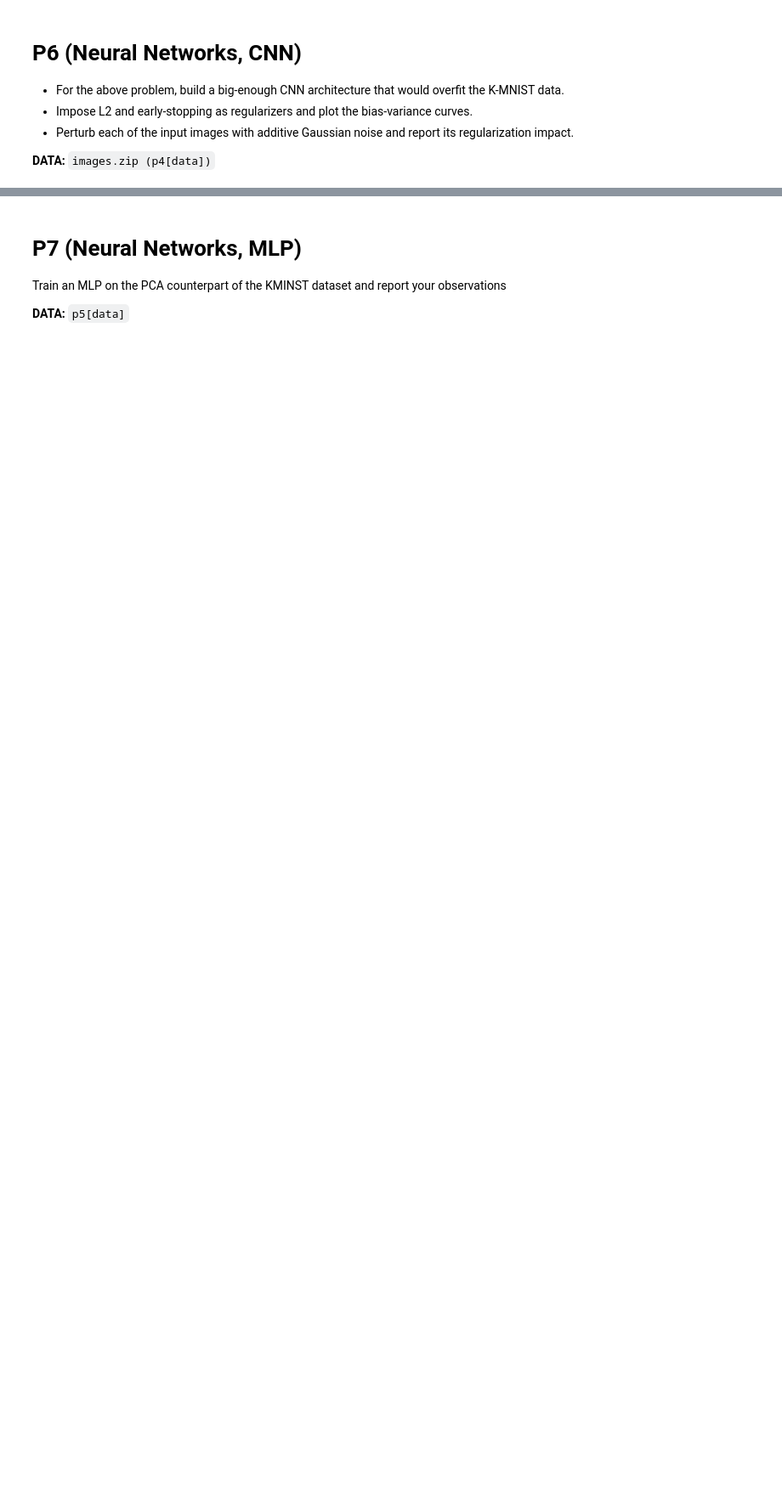
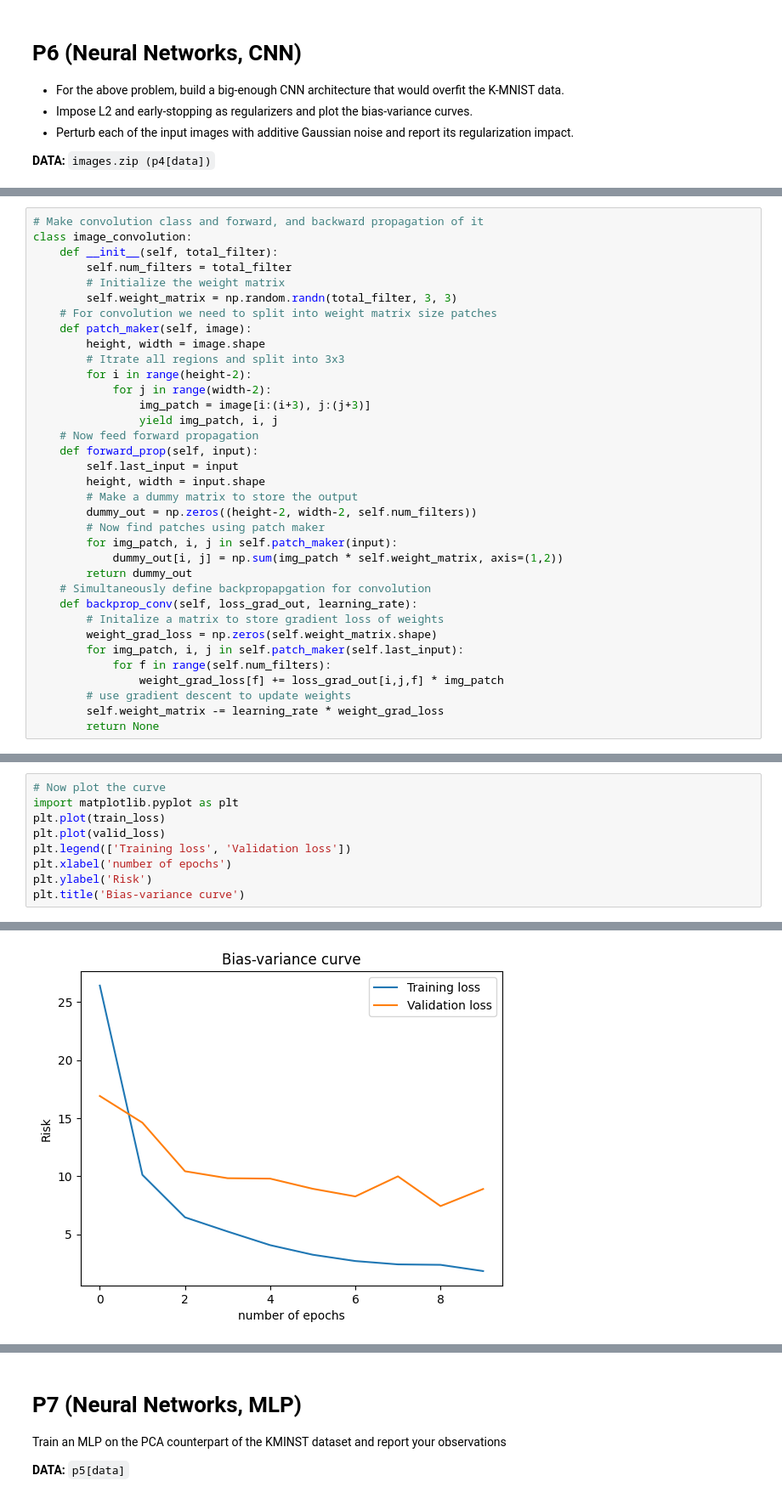
Before and after one commit to lokesh1197/PRNN-2023, a Jupyter notebook: Assignment2/solution.ipynb, the cells around one changed output, grey strips where cells are left out. Shown: that part at 85% size. Cells and saved outputs as stored; diff of their text form; blank space fills up the shorter version.

```diff
--- a/Assignment2/solution.ipynb
+++ b/Assignment2/solution.ipynb
@@ -930,0 +1412,35 @@ Classification Accuracy :  89.3 %
+# %%
+# Make convolution class and forward, and backward propagation of it
+class image_convolution:
+    def __init__(self, total_filter):
+        self.num_filters = total_filter
+        # Initialize the weight matrix
+        self.weight_matrix = np.random.randn(total_filter, 3, 3)
+    # For convolution we need to split into weight matrix size patches
+    def patch_maker(self, image):
+        height, width = image.shape
+        # Itrate all regions and split into 3x3
+        for i in range(height-2):
+            for j in range(width-2):
+                img_patch = image[i:(i+3), j:(j+3)]
+                yield img_patch, i, j
+    # Now feed forward propagation
+    def forward_prop(self, input):
+        self.last_input = input
+        height, width = input.shape
+        # Make a dummy matrix to store the output
+        dummy_out = np.zeros((height-2, width-2, self.num_filters))
+        # Now find patches using patch maker
+        for img_patch, i, j in self.patch_maker(input):
+            dummy_out[i, j] = np.sum(img_patch * self.weight_matrix, axis=(1,2))
+        return dummy_out
+    # Simultaneously define backpropapgation for convolution
+    def backprop_conv(self, loss_grad_out, learning_rate):
+        # Initalize a matrix to store gradient loss of weights
+        weight_grad_loss = np.zeros(self.weight_matrix.shape)
+        for img_patch, i, j in self.patch_maker(self.last_input):
+            for f in range(self.num_filters):
+                weight_grad_loss[f] += loss_grad_out[i,j,f] * img_patch
+        # use gradient descent to update weights
+        self.weight_matrix -= learning_rate * weight_grad_loss
+        return None
@@ -930,0 +1612,10 @@ Classification Accuracy :  89.3 %
+# %%
+# Now plot the curve
+import matplotlib.pyplot as plt
+plt.plot(train_loss)
+plt.plot(valid_loss)
+plt.legend(['Training loss', 'Validation loss'])
+plt.xlabel('number of epochs')
+plt.ylabel('Risk')
+plt.title('Bias-variance curve')
+# %% [output]
@@ -930,0 +1623 @@ Classification Accuracy :  89.3 %
+[figure, added]
```
Also changed, not shown: parts of 94 cells of this notebook, 1 other file.
